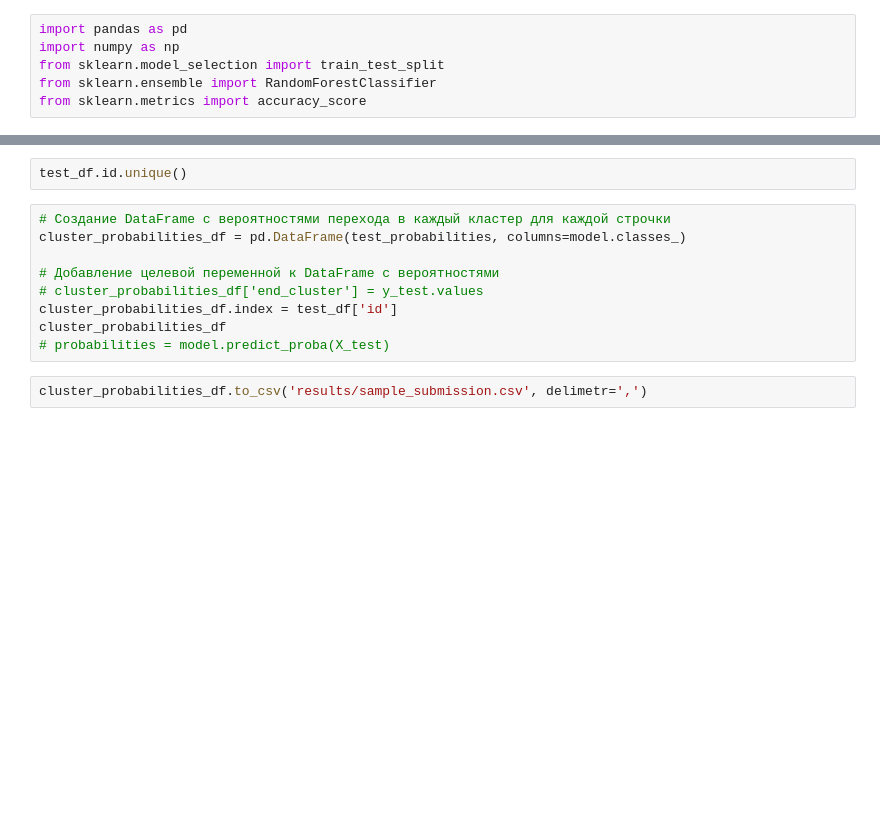
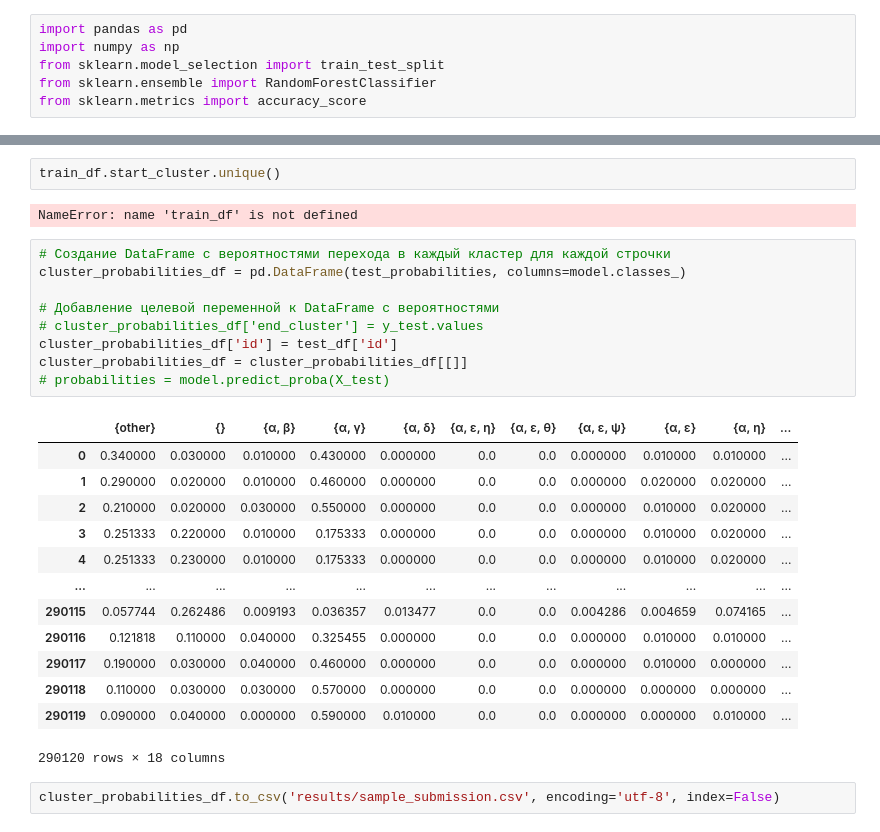
Before and after one commit to Halva773/alfa-hack, a Jupyter notebook: multi_randomforest.ipynb, the cells around one changed output, grey strips where cells are left out. Saved outputs shown, nothing was run; the diff lists cells and outputs as text; blank space fills up the shorter version.

```diff
--- a/multi_randomforest.ipynb
+++ b/multi_randomforest.ipynb
@@ -71,13 +97,29 @@ test_probabilities
-# %%
-test_df.id.unique()
+# %%
+train_df.start_cluster.unique()
+# %% [output]
+NameError: name 'train_df' is not defined
 # %%
 # Создание DataFrame с вероятностями перехода в каждый кластер для каждой строчки
 cluster_probabilities_df = pd.DataFrame(test_probabilities, columns=model.classes_)
 
 # Добавление целевой переменной к DataFrame с вероятностями
 # cluster_probabilities_df['end_cluster'] = y_test.values
-cluster_probabilities_df.index = test_df['id']
-cluster_probabilities_df
+cluster_probabilities_df['id'] = test_df['id']
+cluster_probabilities_df = cluster_probabilities_df[[]]
 # probabilities = model.predict_proba(X_test)
+# %% [output]
+|  | {other} | {} | {α, β} | {α, γ} | {α, δ} | {α, ε, η} | {α, ε, θ} | {α, ε, ψ} | {α, ε} | {α, η} | ... |
+| 0 | 0.340000 | 0.030000 | 0.010000 | 0.430000 | 0.000000 | 0.0 | 0.0 | 0.000000 | 0.010000 | 0.010000 | ... |
+| 1 | 0.290000 | 0.020000 | 0.010000 | 0.460000 | 0.000000 | 0.0 | 0.0 | 0.000000 | 0.020000 | 0.020000 | ... |
+| 2 | 0.210000 | 0.020000 | 0.030000 | 0.550000 | 0.000000 | 0.0 | 0.0 | 0.000000 | 0.010000 | 0.020000 | ... |
+| 3 | 0.251333 | 0.220000 | 0.010000 | 0.175333 | 0.000000 | 0.0 | 0.0 | 0.000000 | 0.010000 | 0.020000 | ... |
+| 4 | 0.251333 | 0.230000 | 0.010000 | 0.175333 | 0.000000 | 0.0 | 0.0 | 0.000000 | 0.010000 | 0.020000 | ... |
+| ... | ... | ... | ... | ... | ... | ... | ... | ... | ... | ... | ... |
+| 290115 | 0.057744 | 0.262486 | 0.009193 | 0.036357 | 0.013477 | 0.0 | 0.0 | 0.004286 | 0.004659 | 0.074165 | ... |
+| 290116 | 0.121818 | 0.110000 | 0.040000 | 0.325455 | 0.000000 | 0.0 | 0.0 | 0.000000 | 0.010000 | 0.010000 | ... |
+| 290117 | 0.190000 | 0.030000 | 0.040000 | 0.460000 | 0.000000 | 0.0 | 0.0 | 0.000000 | 0.010000 | 0.000000 | ... |
+| 290118 | 0.110000 | 0.030000 | 0.030000 | 0.570000 | 0.000000 | 0.0 | 0.0 | 0.000000 | 0.000000 | 0.000000 | ... |
+| 290119 | 0.090000 | 0.040000 | 0.000000 | 0.590000 | 0.010000 | 0.0 | 0.0 | 0.000000 | 0.000000 | 0.010000 | ... |
+290120 rows × 18 columns
 # %%
-cluster_probabilities_df.to_csv('results/sample_submission.csv', delimetr=',')
+cluster_probabilities_df.to_csv('results/sample_submission.csv', encoding='utf-8', index=False)
```
Also changed, not shown: parts of 1 cell of this notebook, 1 other file.
